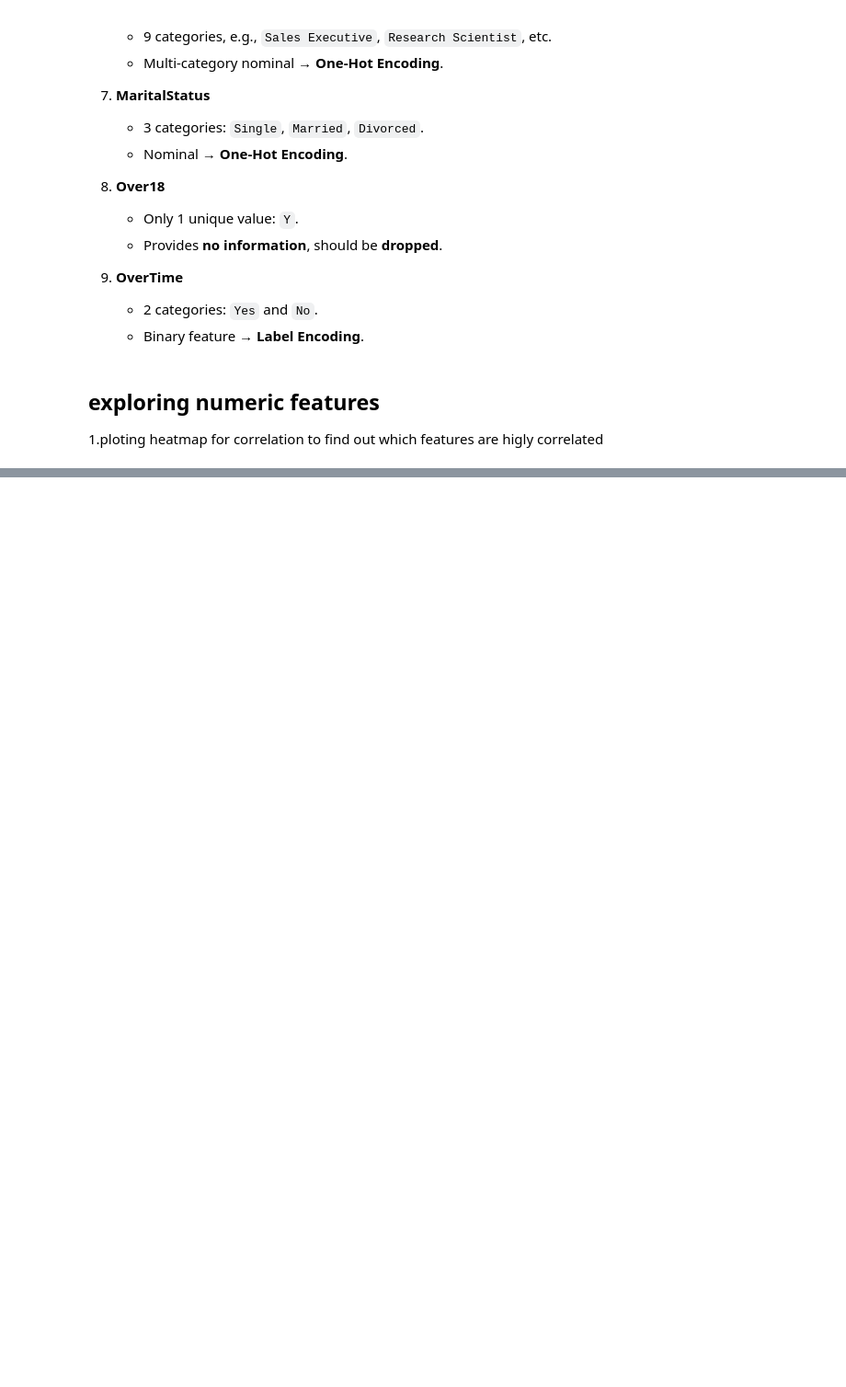
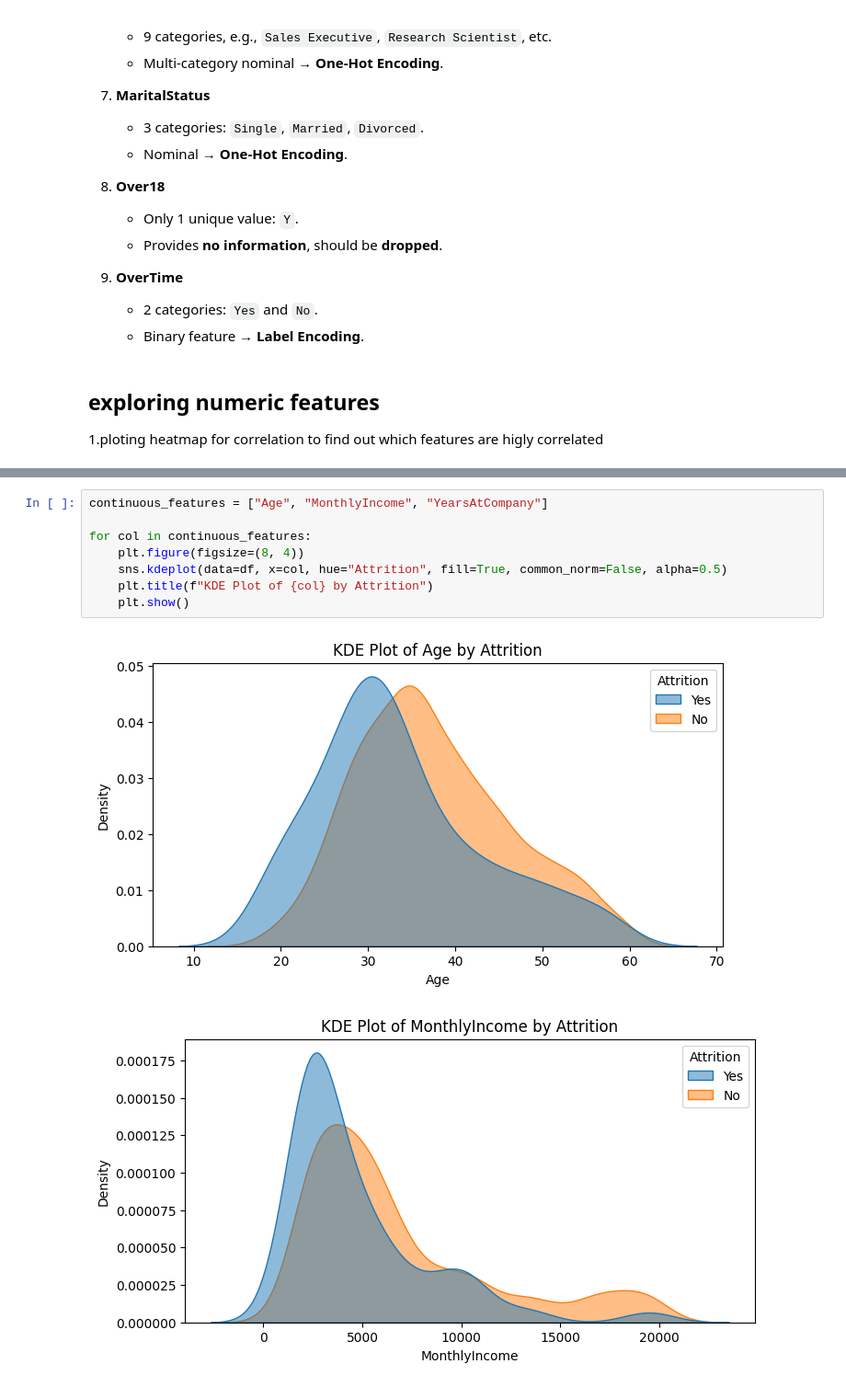
Before and after one commit to rajnikhil259/HRlytics, a Jupyter notebook: notebook/eda.ipynb, the cells around one changed output, grey strips where cells are left out. Shown at 92% size. Saved outputs shown, nothing was run; the diff lists cells and outputs as text; blank space fills up the shorter version.

```diff
--- a/notebook/eda.ipynb
+++ b/notebook/eda.ipynb
@@ -370,0 +388,11 @@ plt.show()
+# %%
+continuous_features = ["Age", "MonthlyIncome", "YearsAtCompany"]
+
+for col in continuous_features:
+    plt.figure(figsize=(8, 4))
+    sns.kdeplot(data=df, x=col, hue="Attrition", fill=True, common_norm=False, alpha=0.5)
+    plt.title(f"KDE Plot of {col} by Attrition")
+    plt.show()
+# %% [output]
+[figure, added]
+[figure, added]
```
Also changed, not shown: parts of 11 cells of this notebook, 2 other files.
